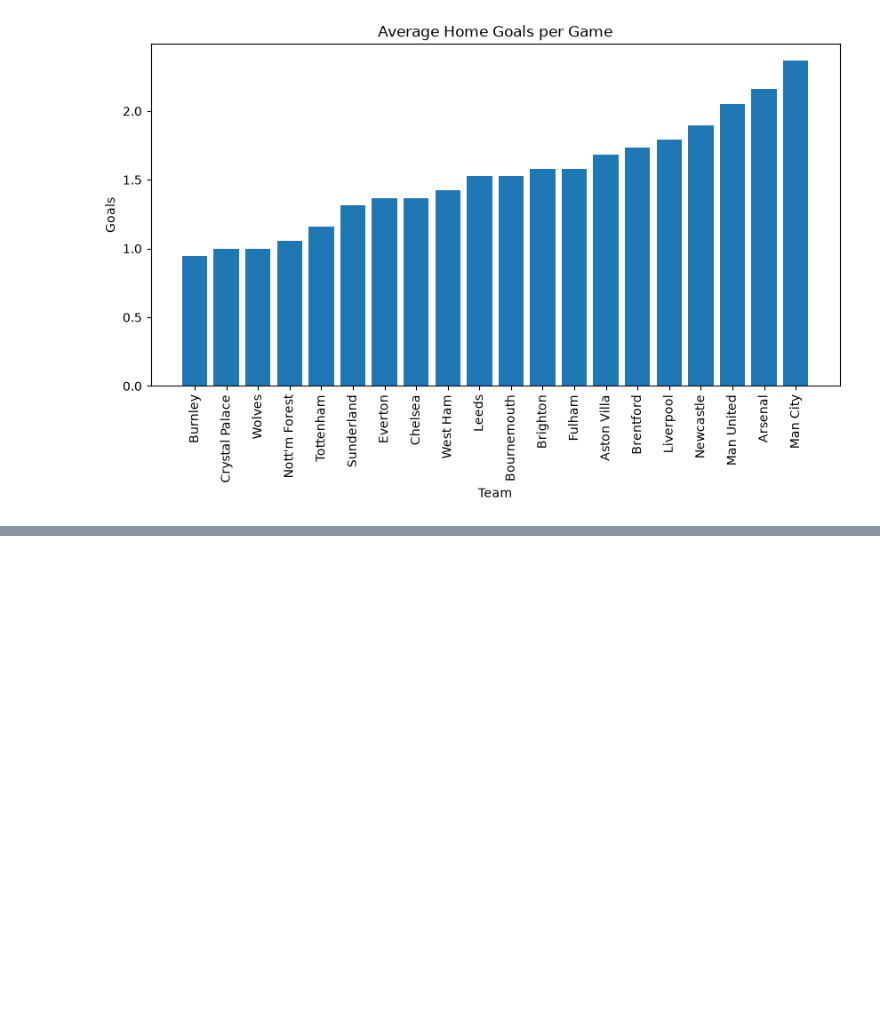
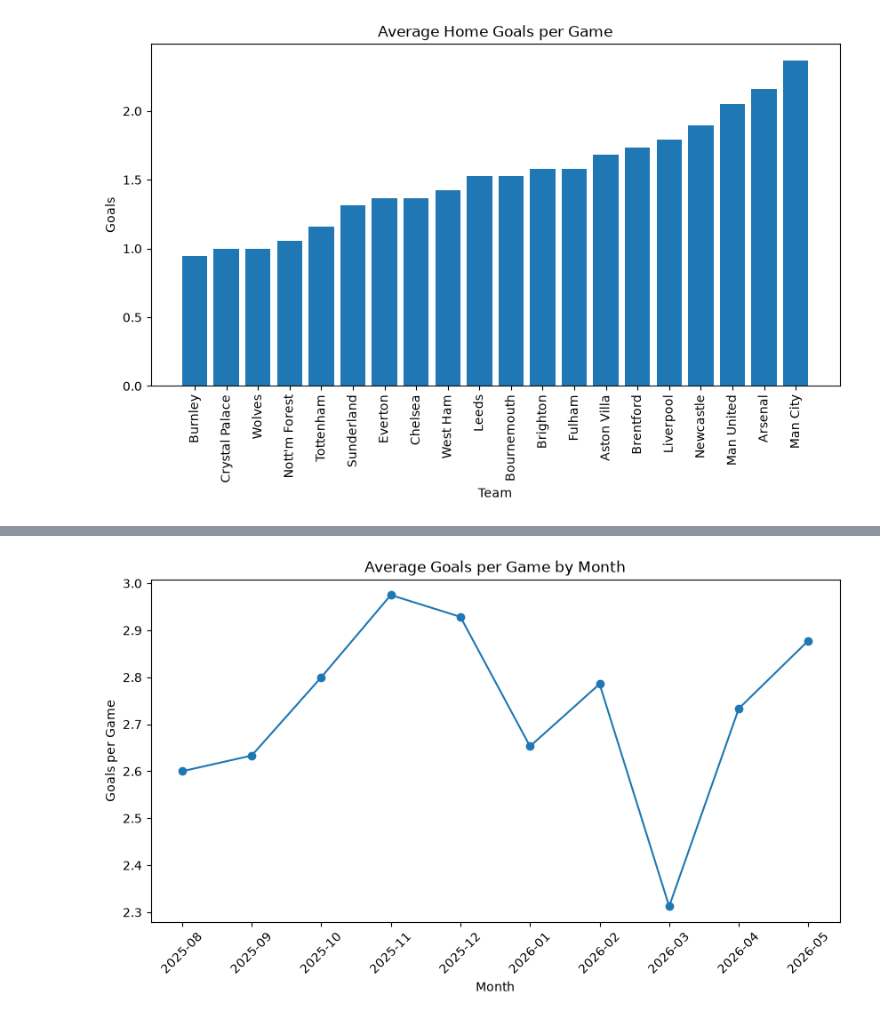
Before and after one commit to polanco04/DataScience, a Jupyter notebook: Practice/new/memoryRefresh.ipynb, the cells around one changed output, grey strips where cells are left out. Cells and saved outputs as stored; diff of their text form; code cells hidden in the pictures; blank space fills up the shorter version.

```diff
--- a/Practice/new/memoryRefresh.ipynb
+++ b/Practice/new/memoryRefresh.ipynb
@@ -300,0 +362,3 @@ plt.show()
+# %%
+monthlyGoals = df.groupby(df["Date"].dt.to_period("M"))["TotalGoals"].mean()
+monthlyGoals
@@ -300,0 +378,10 @@ plt.show()
+# %%
+fig, ax  = plt.subplots(figsize=(10,5))
+ax.plot(monthlyGoals.index.astype(str), monthlyGoals.values, marker="o")
+ax.set_title("Average Goals per Game by Month")
+ax.set_ylabel("Goals per Game")
+ax.set_xlabel("Month")
+plt.xticks(rotation=45)
+plt.show()
+# %% [output]
+[figure, added]
```
Also changed, not shown: parts of 9 cells of this notebook.
